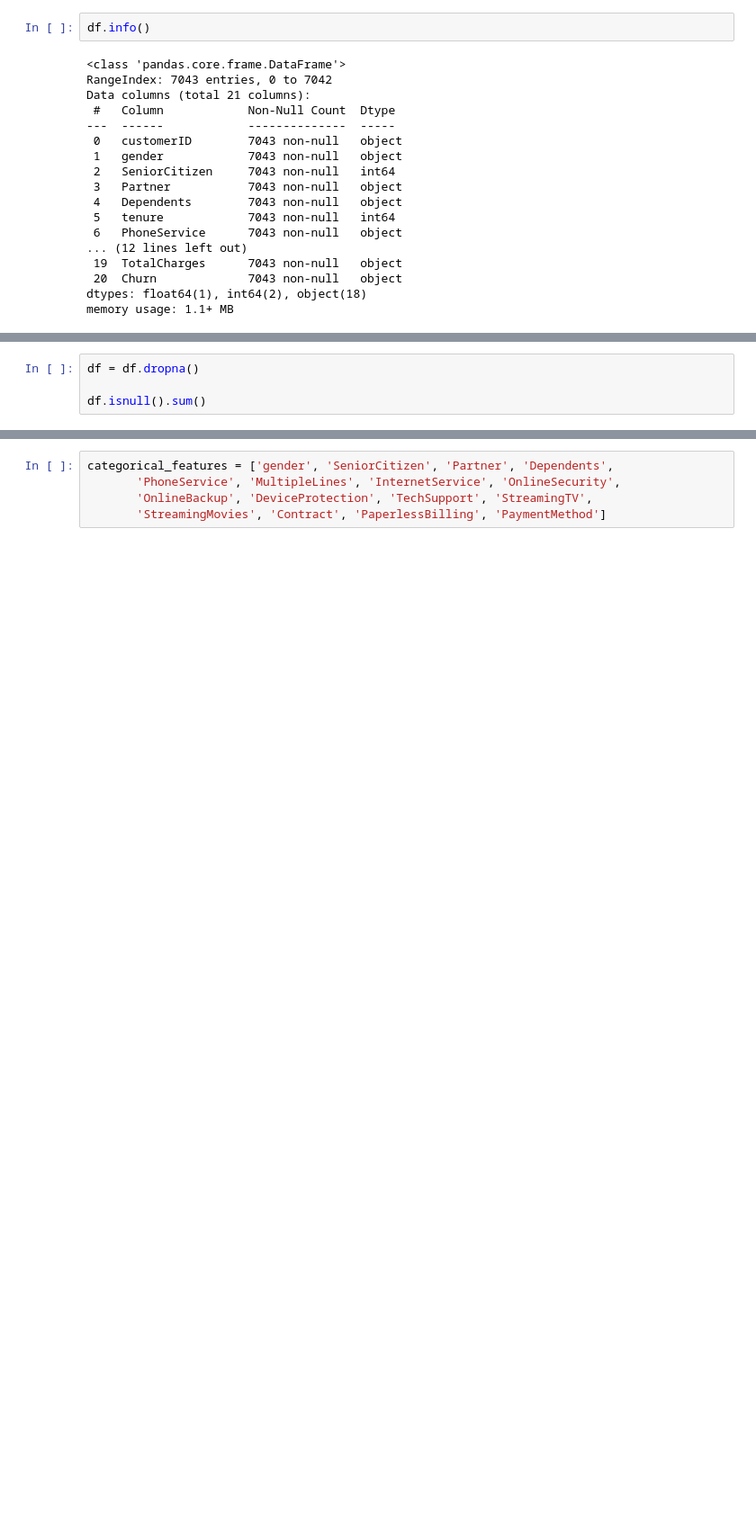
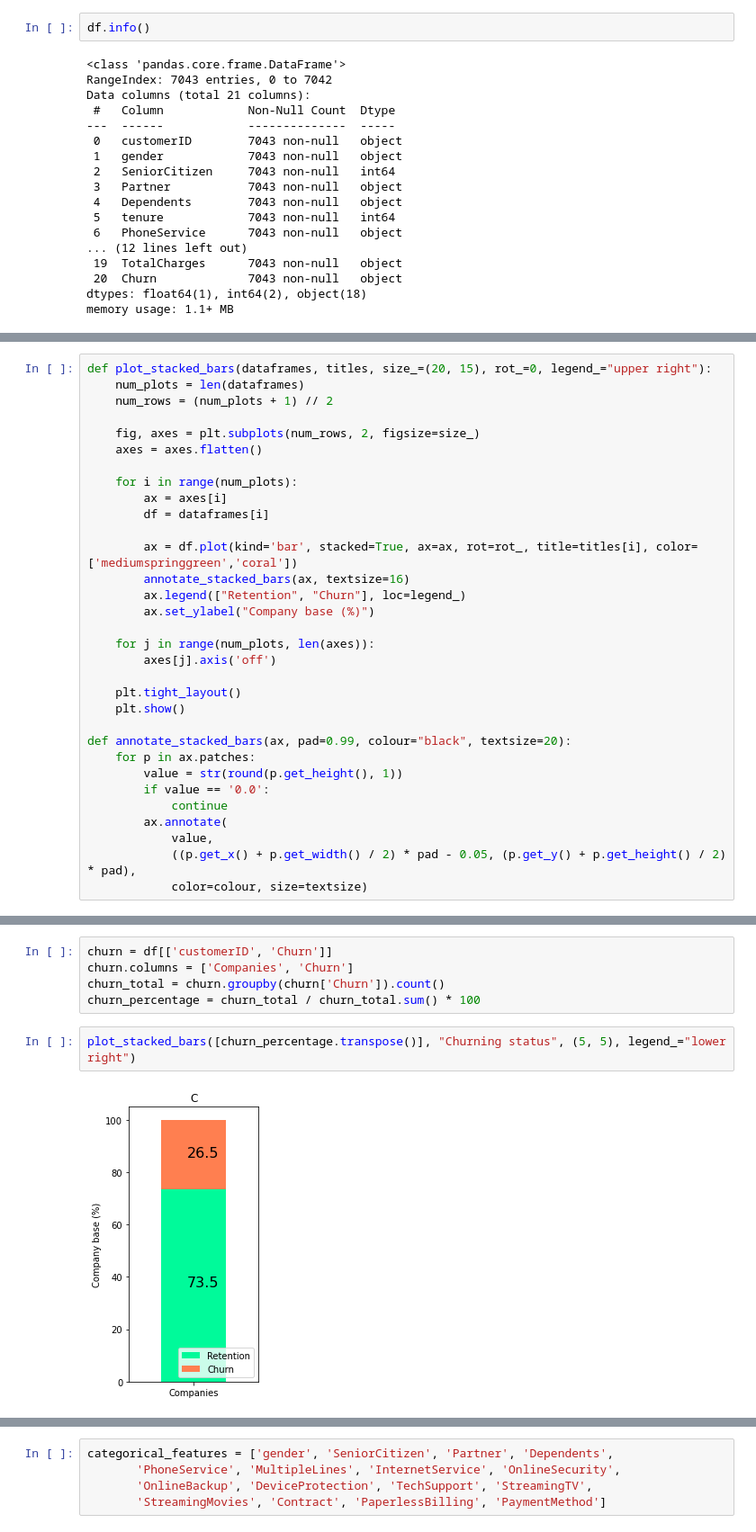
Before and after one commit to alfi0120/TelcoCustomerChurn, a Jupyter notebook: Telco Customer Churn.ipynb, the cells around one changed output, grey strips where cells are left out. Shown at 90% size. Saved outputs shown, nothing was run; the diff lists cells and outputs as text; blank space fills up the shorter version.

```diff
--- a/Telco Customer Churn.ipynb
+++ b/Telco Customer Churn.ipynb
@@ -161,4 +59,0 @@ dtype: int64
-# %%
-df = df.dropna()
-
-df.isnull().sum()
@@ -495,0 +62,32 @@ The minimum and maximum value of monthly and total charges from senior citizen i
+# %%
+def plot_stacked_bars(dataframes, titles, size_=(20, 15), rot_=0, legend_="upper right"):
+    num_plots = len(dataframes)
+    num_rows = (num_plots + 1) // 2
+
+    fig, axes = plt.subplots(num_rows, 2, figsize=size_)
+    axes = axes.flatten()
+
+    for i in range(num_plots):
+        ax = axes[i]
+        df = dataframes[i]
+
+        ax = df.plot(kind='bar', stacked=True, ax=ax, rot=rot_, title=titles[i], color=['mediumspringgreen','coral'])
+        annotate_stacked_bars(ax, textsize=16)
+        ax.legend(["Retention", "Churn"], loc=legend_)
+        ax.set_ylabel("Company base (%)")
+
+    for j in range(num_plots, len(axes)):
+        axes[j].axis('off')
+
+    plt.tight_layout()
+    plt.show()
+
+def annotate_stacked_bars(ax, pad=0.99, colour="black", textsize=20):
+    for p in ax.patches:
+        value = str(round(p.get_height(), 1))
+        if value == '0.0':
+            continue
+        ax.annotate(
+            value,
+            ((p.get_x() + p.get_width() / 2) * pad - 0.05, (p.get_y() + p.get_height() / 2) * pad),
+            color=colour, size=textsize)
@@ -495,0 +96,9 @@ The minimum and maximum value of monthly and total charges from senior citizen i
+# %%
+churn = df[['customerID', 'Churn']]
+churn.columns = ['Companies', 'Churn']
+churn_total = churn.groupby(churn['Churn']).count()
+churn_percentage = churn_total / churn_total.sum() * 100
+# %%
+plot_stacked_bars([churn_percentage.transpose()], "Churning status", (5, 5), legend_="lower right")
+# %% [output]
+[figure, added]
```
Also changed, not shown: parts of 175 cells of this notebook.
